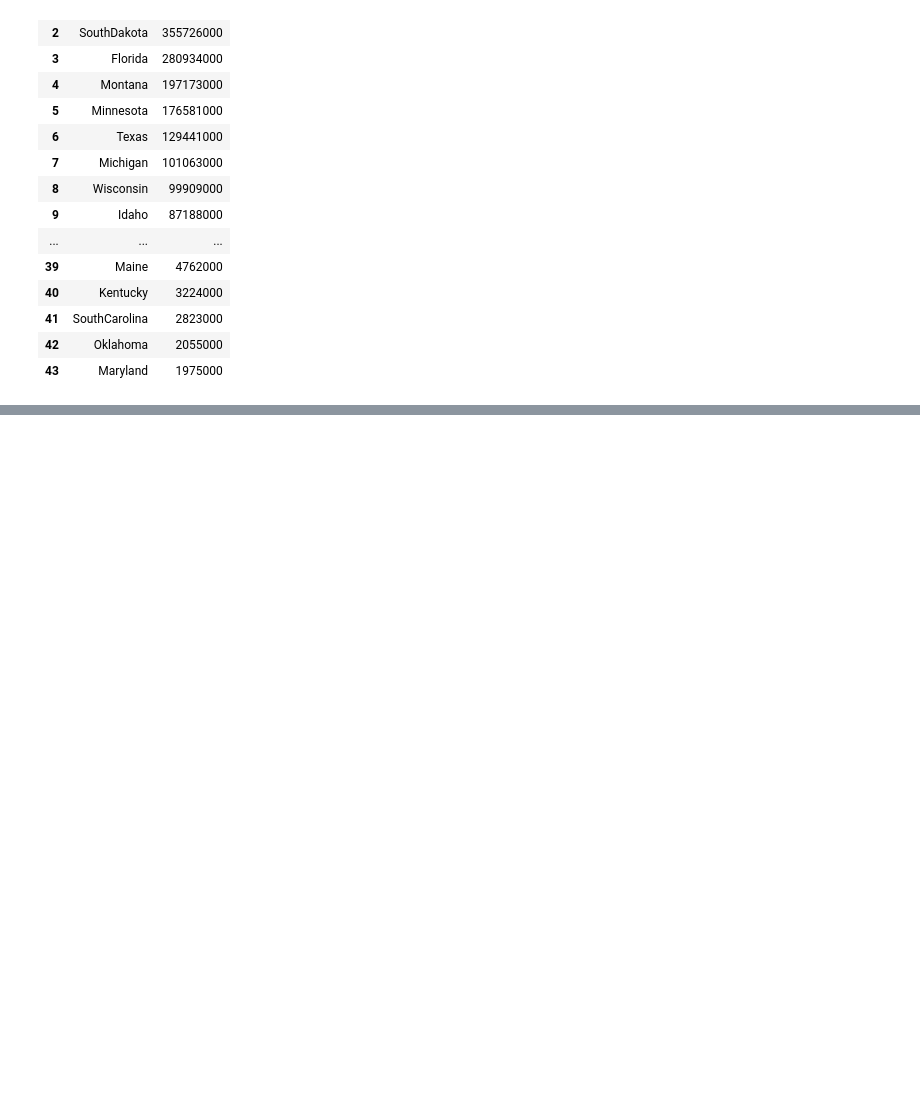
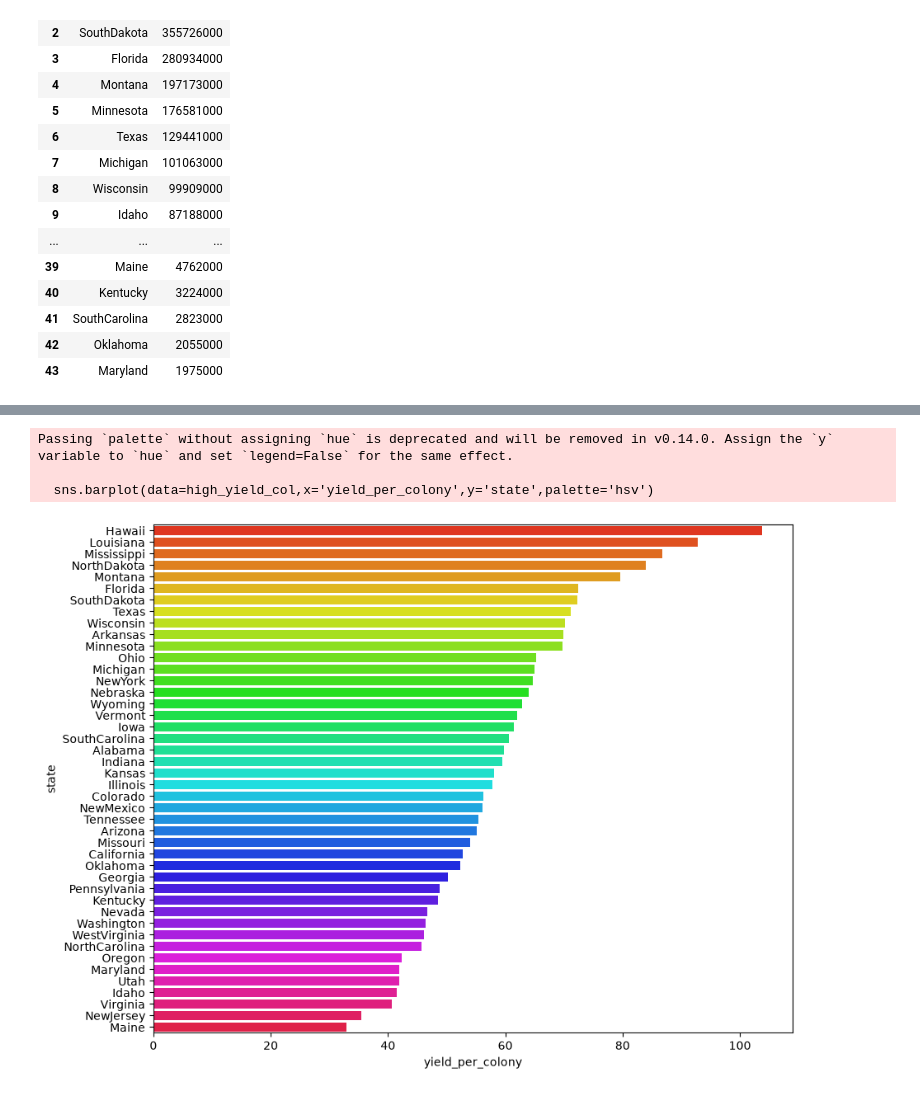
Before and after one commit to AmitKumarPrasad1846/Complete_AI_ML_challenge, a Jupyter notebook: 05_seaborn/seaborn_day_3_honey_case_study.ipynb, the cells around one changed output, grey strips where cells are left out. Saved outputs shown, nothing was run; the diff lists cells and outputs as text; code cells hidden in the pictures; blank space fills up the shorter version.

```diff
--- a/05_seaborn/seaborn_day_3_honey_case_study.ipynb
+++ b/05_seaborn/seaborn_day_3_honey_case_study.ipynb
@@ -131,0 +143,3 @@ high_prod
+# %%
+high_yield_col=df.groupby('state')['yield_per_colony'].mean().sort_values(ascending=False).reset_index()
+high_yield_col
@@ -131,0 +164,9 @@ high_prod
+# %%
+plt.figure(figsize=(10,8))
+sns.barplot(data=high_yield_col,x='yield_per_colony',y='state',palette='hsv')
+plt.show()
+# %% [output]
+Passing `palette` without assigning `hue` is deprecated and will be removed in v0.14.0. Assign the `y` variable to `hue` and set `legend=False` for the same effect.
+
+  sns.barplot(data=high_yield_col,x='yield_per_colony',y='state',palette='hsv')
+[figure, added]
```
Also changed, not shown: parts of 6 cells of this notebook.
